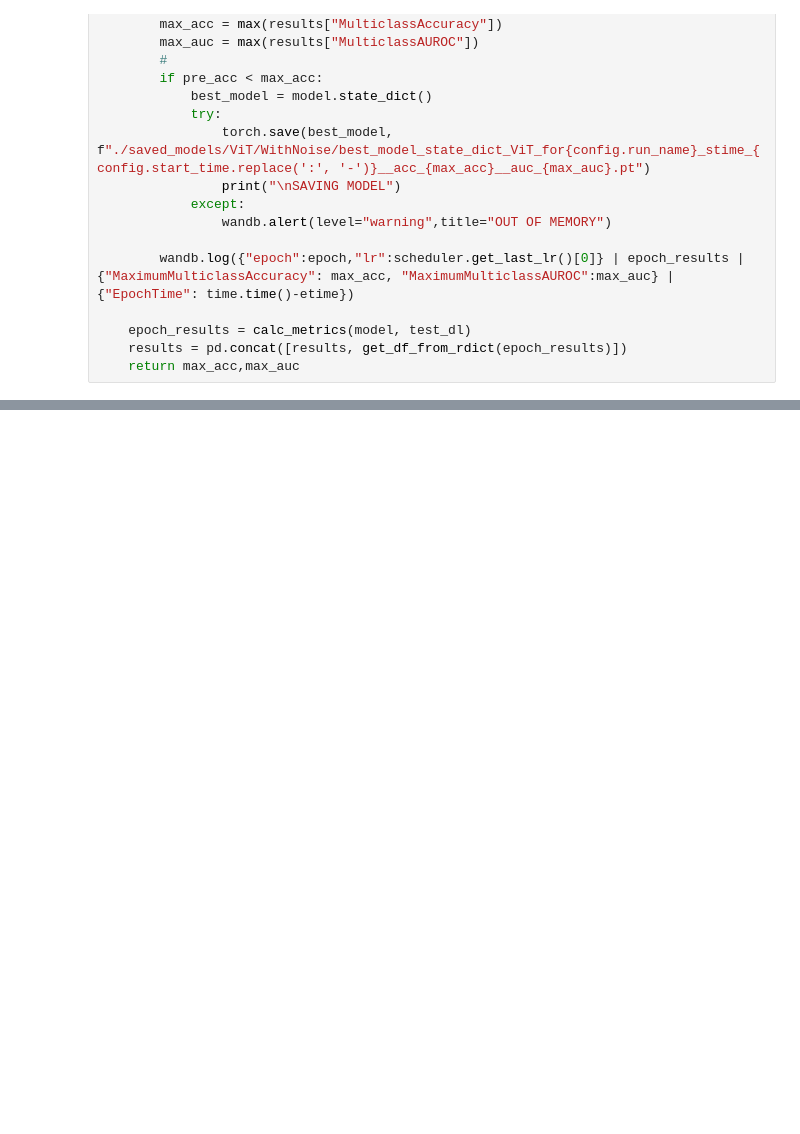
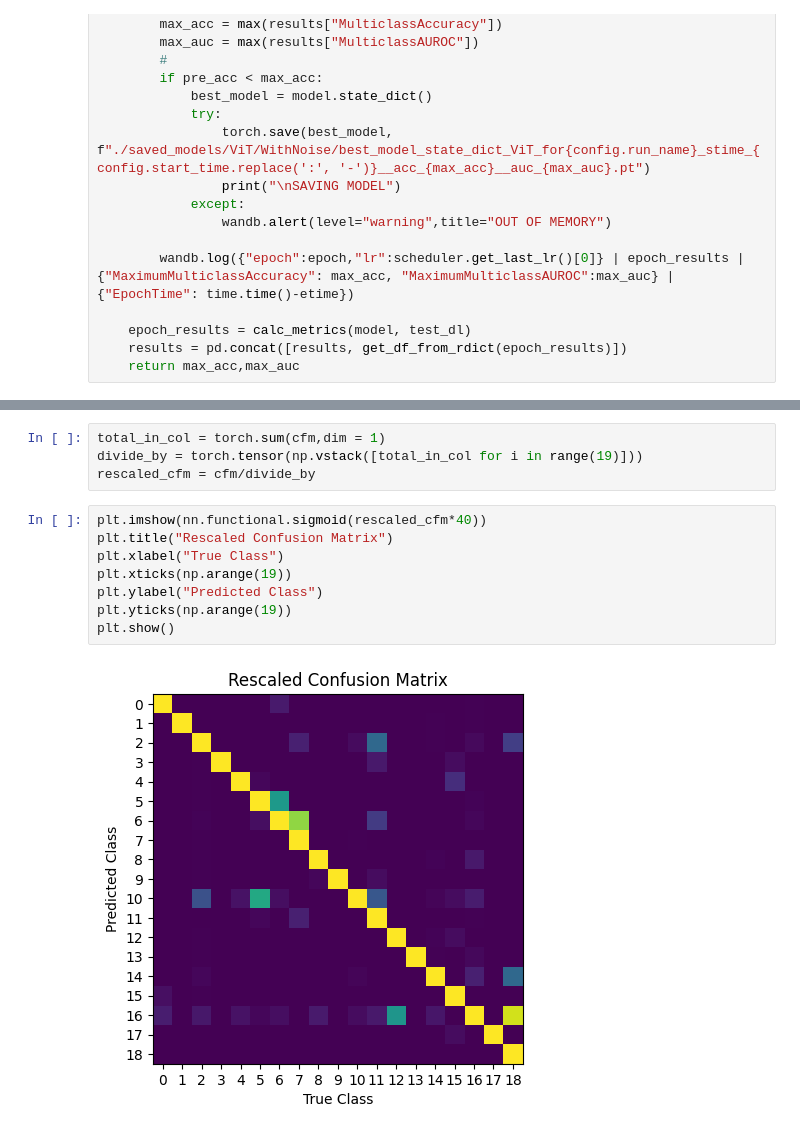
Before and after one commit to aashraychegu/testing_grounds, a Jupyter notebook: classifier.ipynb, the cells around one changed output, grey strips where cells are left out. Cells and saved outputs as stored; diff of their text form; blank space fills up the shorter version.

```diff
--- a/classifier.ipynb
+++ b/classifier.ipynb
@@ -331,0 +296,14 @@ snrdf.to_csv("accuracy_by_signal-to-noise-ratio.pd.csv")
+# %%
+total_in_col = torch.sum(cfm,dim = 1)
+divide_by = torch.tensor(np.vstack([total_in_col for i in range(19)]))
+rescaled_cfm = cfm/divide_by
+# %%
+plt.imshow(nn.functional.sigmoid(rescaled_cfm*40))
+plt.title("Rescaled Confusion Matrix")
+plt.xlabel("True Class")
+plt.xticks(np.arange(19))
+plt.ylabel("Predicted Class")
+plt.yticks(np.arange(19))
+plt.show()
+# %% [output]
+[figure, added]
```
Also changed, not shown: parts of 25 cells of this notebook.
